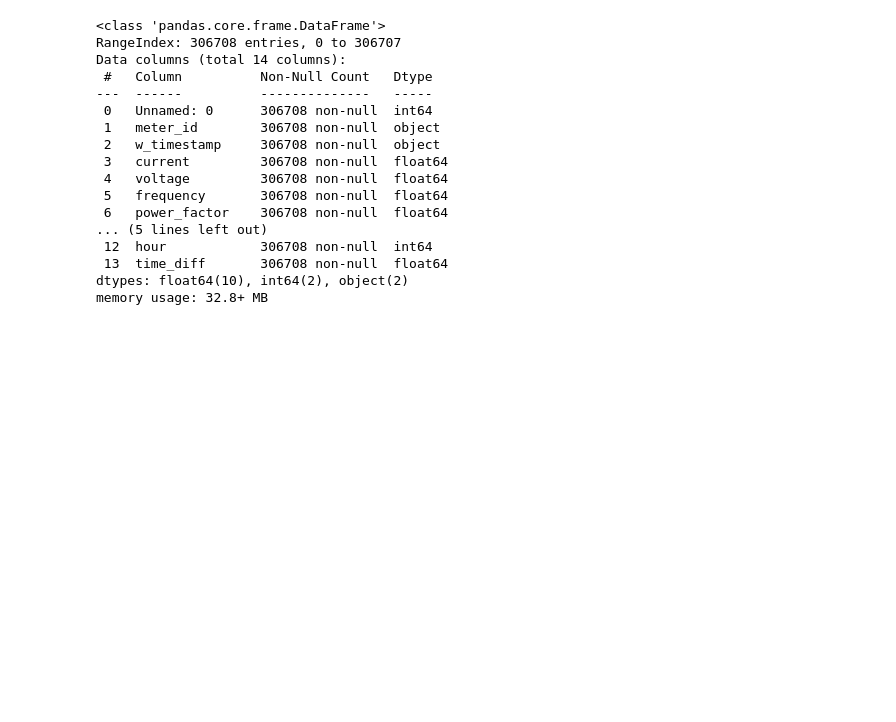
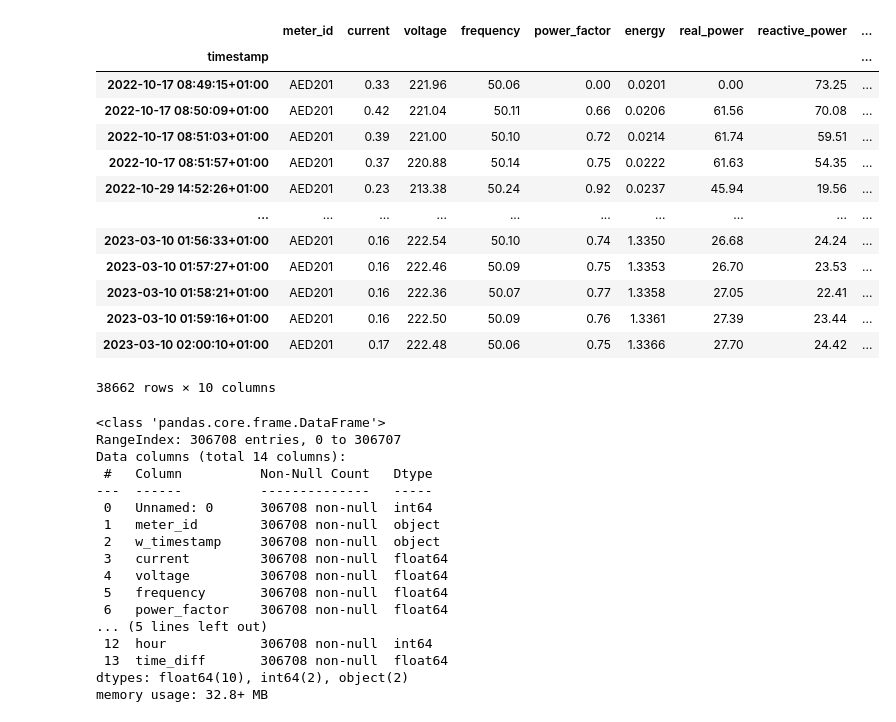
Before and after one commit to Oluwajuwon-O/project_notebooks, a Jupyter notebook: Forecasting/Comparing forecasts.ipynb, the cells around one changed output. Drawn from its saved outputs; the diff is of its cells as text; code cells hidden in the pictures; blank space fills up the shorter version.

Commit message:
changed data

```diff
--- a/Forecasting/Comparing forecasts.ipynb
+++ b/Forecasting/Comparing forecasts.ipynb
@@ -12,4 +12,4 @@ warnings.filterwarnings("ignore", category=UserWarning)
 from sklearn.metrics import mean_squared_error, mean_absolute_error, mean_absolute_percentage_error
 # %%
 # load data
-meters = pd.read_csv("C://Users//Oluwajuwon//Documents//Smart Systems//Projects//Data Science Projects//project_notebooks//combined_data.csv")
+meters = pd.read_csv("C:\\Users\\Oluwajuwon\\Documents\\Smart Systems\\Projects\\Data Science Projects\\project_notebooks\\cleaned_energy_data.csv")
@@ -16,2 +18,2 @@ meters = pd.read_csv("C://Users//Oluwajuwon//Documents//Smart Systems//Projects/
 # %%
-meters.head()
+a =meters[meters.meter_id == 'AED201'].set_index('timestamp')
@@ -25,3 +20,20 @@ meters.head()
+# %%
+a
+# %% [output]
+|  | meter_id | current | voltage | frequency | power_factor | energy | real_power | reactive_power | ... |
+| timestamp |  |  |  |  |  |  |  |  | ... |
+| 2022-10-17 08:49:15+01:00 | AED201 | 0.33 | 221.96 | 50.06 | 0.00 | 0.0201 | 0.00 | 73.25 | ... |
+| 2022-10-17 08:50:09+01:00 | AED201 | 0.42 | 221.04 | 50.11 | 0.66 | 0.0206 | 61.56 | 70.08 | ... |
+| 2022-10-17 08:51:03+01:00 | AED201 | 0.39 | 221.00 | 50.10 | 0.72 | 0.0214 | 61.74 | 59.51 | ... |
+| 2022-10-17 08:51:57+01:00 | AED201 | 0.37 | 220.88 | 50.14 | 0.75 | 0.0222 | 61.63 | 54.35 | ... |
+| 2022-10-29 14:52:26+01:00 | AED201 | 0.23 | 213.38 | 50.24 | 0.92 | 0.0237 | 45.94 | 19.56 | ... |
+| ... | ... | ... | ... | ... | ... | ... | ... | ... | ... |
+| 2023-03-10 01:56:33+01:00 | AED201 | 0.16 | 222.54 | 50.10 | 0.74 | 1.3350 | 26.68 | 24.24 | ... |
+| 2023-03-10 01:57:27+01:00 | AED201 | 0.16 | 222.46 | 50.09 | 0.75 | 1.3353 | 26.70 | 23.53 | ... |
+| 2023-03-10 01:58:21+01:00 | AED201 | 0.16 | 222.36 | 50.07 | 0.77 | 1.3358 | 27.05 | 22.41 | ... |
+| 2023-03-10 01:59:16+01:00 | AED201 | 0.16 | 222.50 | 50.09 | 0.76 | 1.3361 | 27.39 | 23.44 | ... |
+| 2023-03-10 02:00:10+01:00 | AED201 | 0.17 | 222.48 | 50.06 | 0.75 | 1.3366 | 27.70 | 24.42 | ... |
+38662 rows × 10 columns
 # %%
 meters.info()
 # %% [output]
```
Also changed, not shown: parts of 2 cells of this notebook.
